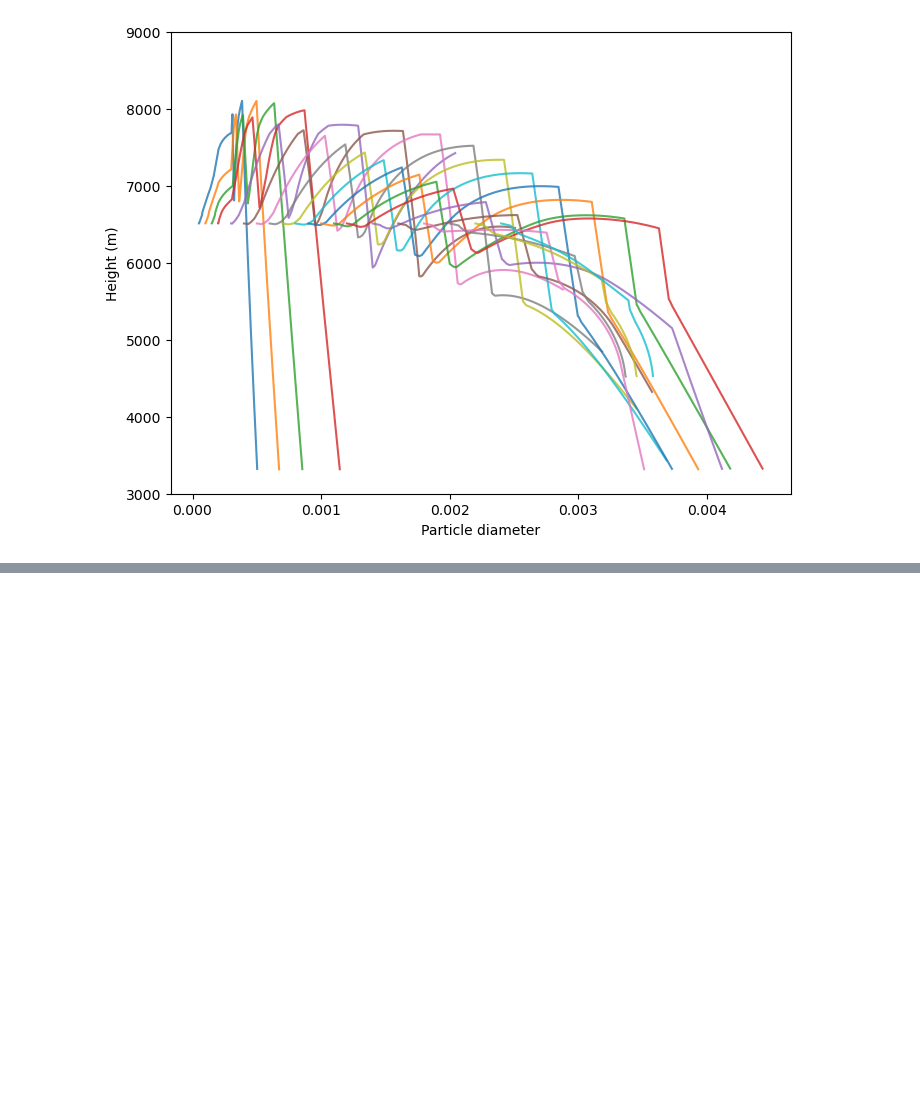
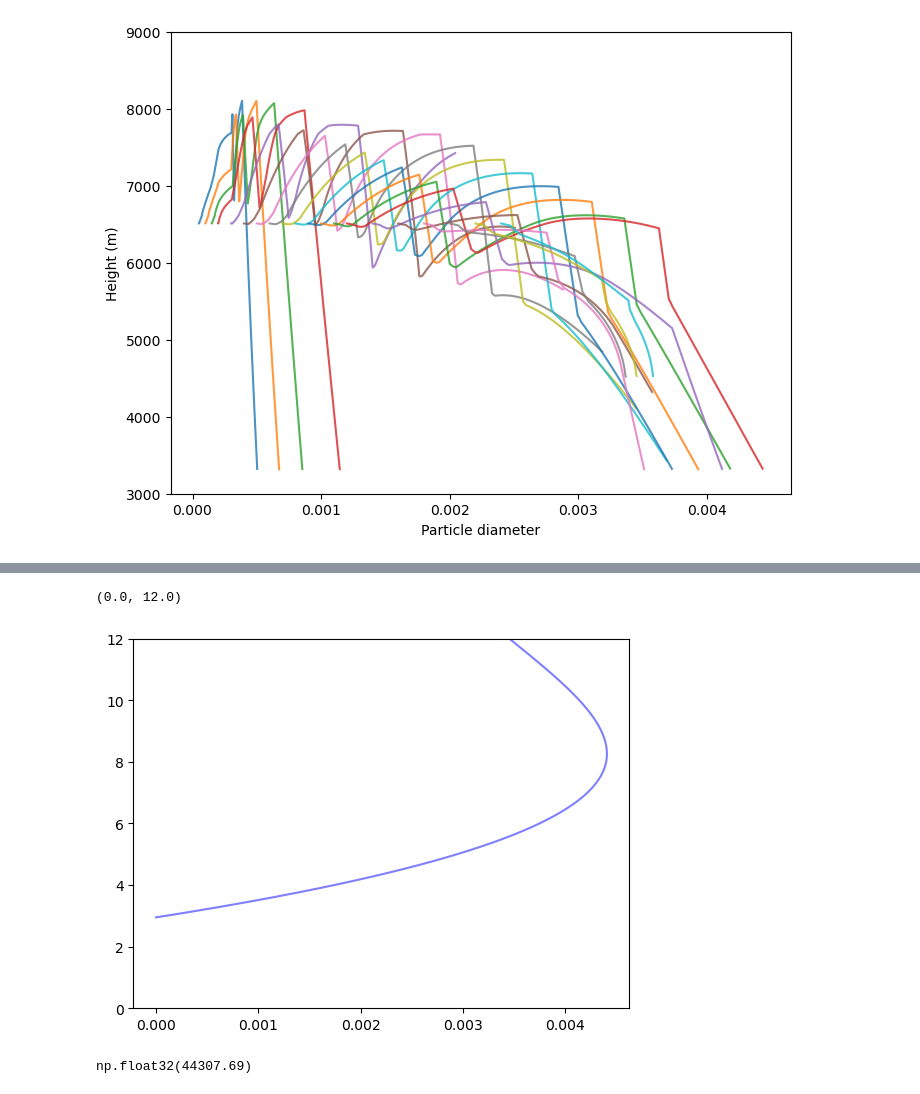
Before and after one commit to ezriri/simple-graupel-model, a Jupyter notebook: model_improvements.ipynb, the cells around one changed output, grey strips where cells are left out. Saved outputs shown, nothing was run; the diff lists cells and outputs as text; code cells hidden in the pictures; blank space fills up the shorter version.

```diff
--- a/model_improvements.ipynb
+++ b/model_improvements.ipynb
@@ -239,0 +309,11 @@ plt.show()
+# %%
+plt.plot(ncfile_envi['lwc'], ncfile['height']/1000, color='blue', label='Vertical Velocity', alpha=0.5)
+plt.ylim(0,12)
+# %% [output]
+(0.0, 12.0)
+[figure, added]
+# %%
+max_height = np.nanmax(ncfile['height'].values)
+max_height
+# %% [output]
+np.float32(44307.69)
```
Also changed, not shown: parts of 27 cells of this notebook, 34 other files.
